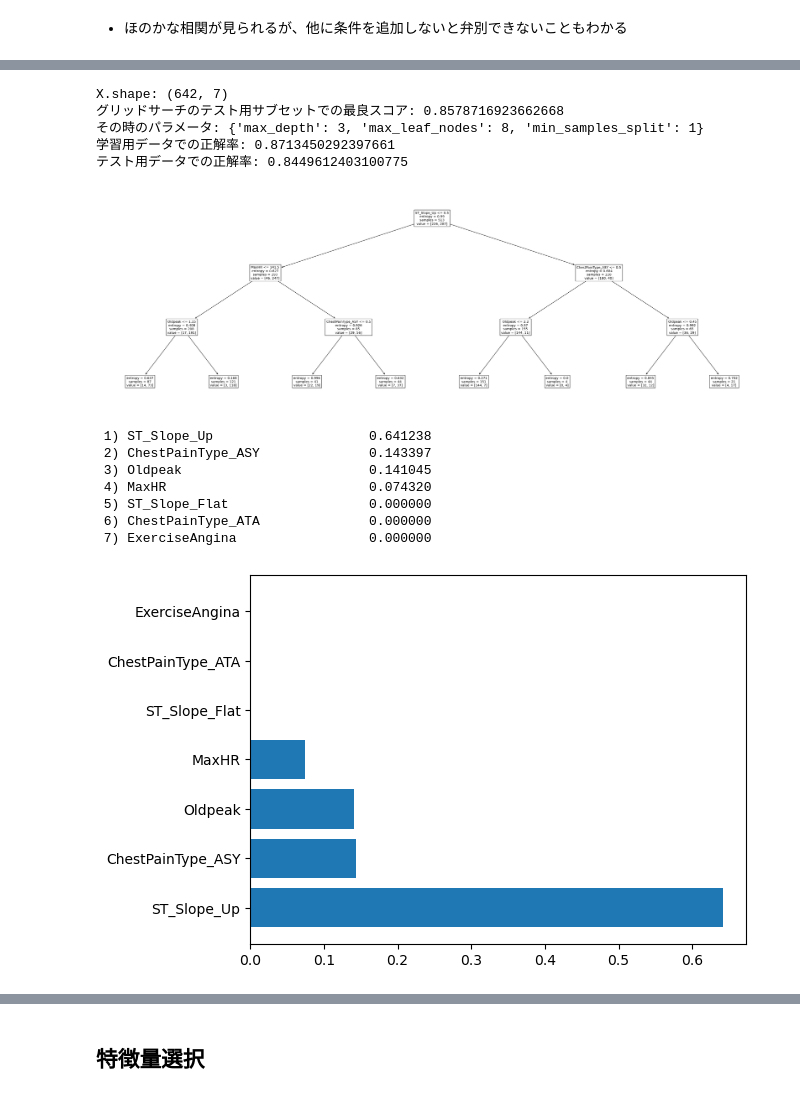
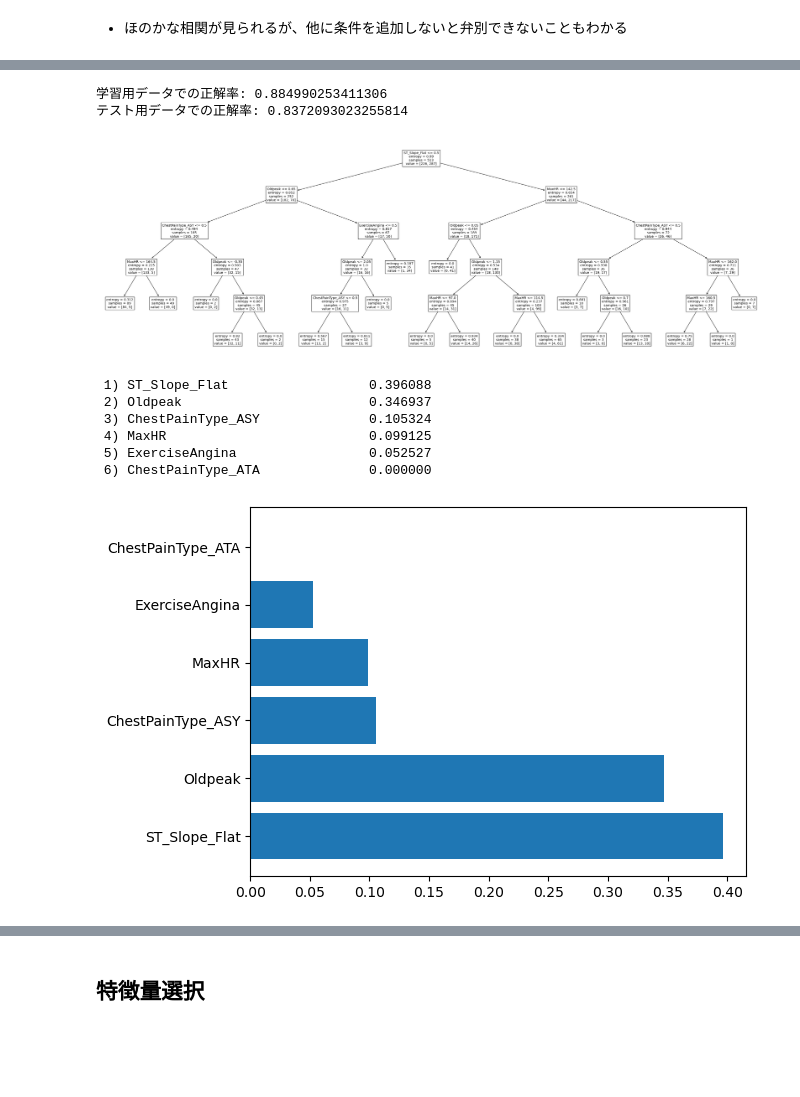
Before and after one commit to sushiizukatsu/problem2, a Jupyter notebook: problem2.ipynb, the cells around one changed output, grey strips where cells are left out. Saved outputs shown, nothing was run; the diff lists cells and outputs as text; code cells hidden in the pictures; blank space fills up the shorter version.

Commit message:
<add> grid search

```diff
--- a/problem2.ipynb
+++ b/problem2.ipynb
@@ -264,69 +342,38 @@ plt.show()
 # %%
-df = df1.copy()
-y = df['HeartDisease']
-cols = cols2
-X = df[cols].drop(columns='HeartDisease')
-cols = cols[1:]
+tree_model = DecisionTreeClassifier(criterion='entropy',
+                                    max_depth=gs.best_params_['max_depth'],
+                                    max_leaf_nodes=gs.best_params_['max_leaf_nodes'],
+                                    min_samples_split=gs.best_params_['min_samples_split'],
+                                    random_state=1)
 
-print('X.shape:', X.shape)
-
-X_train, X_test, y_train, y_test = train_test_split(X.values, y.values, test_size=0.2, random_state=1)
-
-tree_model = DecisionTreeClassifier(criterion='entropy', random_state=1)
-param1 = np.arange(1, 11)
-param2 = np.arange(2, 31)
-param3 = np.arange(1, 21)
-param_grid = [{'max_depth': param1,
-               'max_leaf_nodes': param2,
-               'min_samples_split': param3}]
-
-# GridsearchCVクラスをインスタンス化: gsインスタンスを作成
-gs = GridSearchCV(estimator=tree_model, # 予測器としてpipe_svcを渡す
-                  param_grid=param_grid, # ハイパーパラメータの候補を渡す
-                  scoring='accuracy', # 正解率で競わせる
-                  return_train_score=True,
-                  cv=5, # 5分割で交差検証する
-                  n_jobs=-1) # CPUをフルに使う
-gs = gs.fit(X_train, y_train)
-print('グリッドサーチのテスト用サブセットでの最良スコア:', gs.best_score_, '\nその時のパラメータ:', gs.best_params_)
-
-tree_model = DecisionTreeClassifier(criterion='entropy',
-                                    max_depth=3,
-                                    max_leaf_nodes=8,
-                                    min_samples_split=1,
-                                    random_state=1)
 tree_model.fit(X_train, y_train)
 
 print('学習用データでの正解率:', (tree_model.predict(X_train) == y_train).mean())
 print('テスト用データでの正解率:', (tree_model.predict(X_test) == y_test).mean())
 
 plt.figure(figsize=(30, 10))
-tree.plot_tree(tree_model, feature_names=cols, fontsize=10.5)
+tree.plot_tree(tree_model, feature_names=cols_used, fontsize=10.5)
 plt.tight_layout()
 plt.show()
 
-importance = tree_model.feature_importances_
-indices = np.argsort(importance)[::-1]
+importances = tree_model.feature_importances_
+indices = np.argsort(importances)[::-1]
 
 for f in range(X_train.shape[1]):
     print("%2d) %-*s %f" % (f + 1, 30,
-                            cols[indices[f]],
-                            importance[indices[f]]))
+                            cols_used[indices[f]],
+                            importances[indices[f]]))
 
-plt.barh(np.array(cols)[indices], importance[indices])
+plt.barh(np.array(cols_used)[indices], importances[indices])
 plt.show()
 # %% [output]
-X.shape: (642, 7)
-グリッドサーチのテスト用サブセットでの最良スコア: 0.8578716923662668
-その時のパラメータ: {'max_depth': 3, 'max_leaf_nodes': 8, 'min_samples_split': 1}
-学習用データでの正解率: 0.8713450292397661
-テスト用データでの正解率: 0.8449612403100775
+学習用データでの正解率: 0.884990253411306
+テスト用データでの正解率: 0.8372093023255814
-[figure, old version]
+[figure, new version]
- 1) ST_Slope_Up                    0.641238
- 2) ChestPainType_ASY              0.143397
- 3) Oldpeak                        0.141045
- 4) MaxHR                          0.074320
- 5) ST_Slope_Flat                  0.000000
+ 1) ST_Slope_Flat                  0.396088
+ 2) Oldpeak                        0.346937
+ 3) ChestPainType_ASY              0.105324
+ 4) MaxHR                          0.099125
+ 5) ExerciseAngina                 0.052527
  6) ChestPainType_ATA              0.000000
- 7) ExerciseAngina                 0.000000
-[figure, old version]
+[figure, new version]
```
Also changed, not shown: parts of 23 cells of this notebook.
